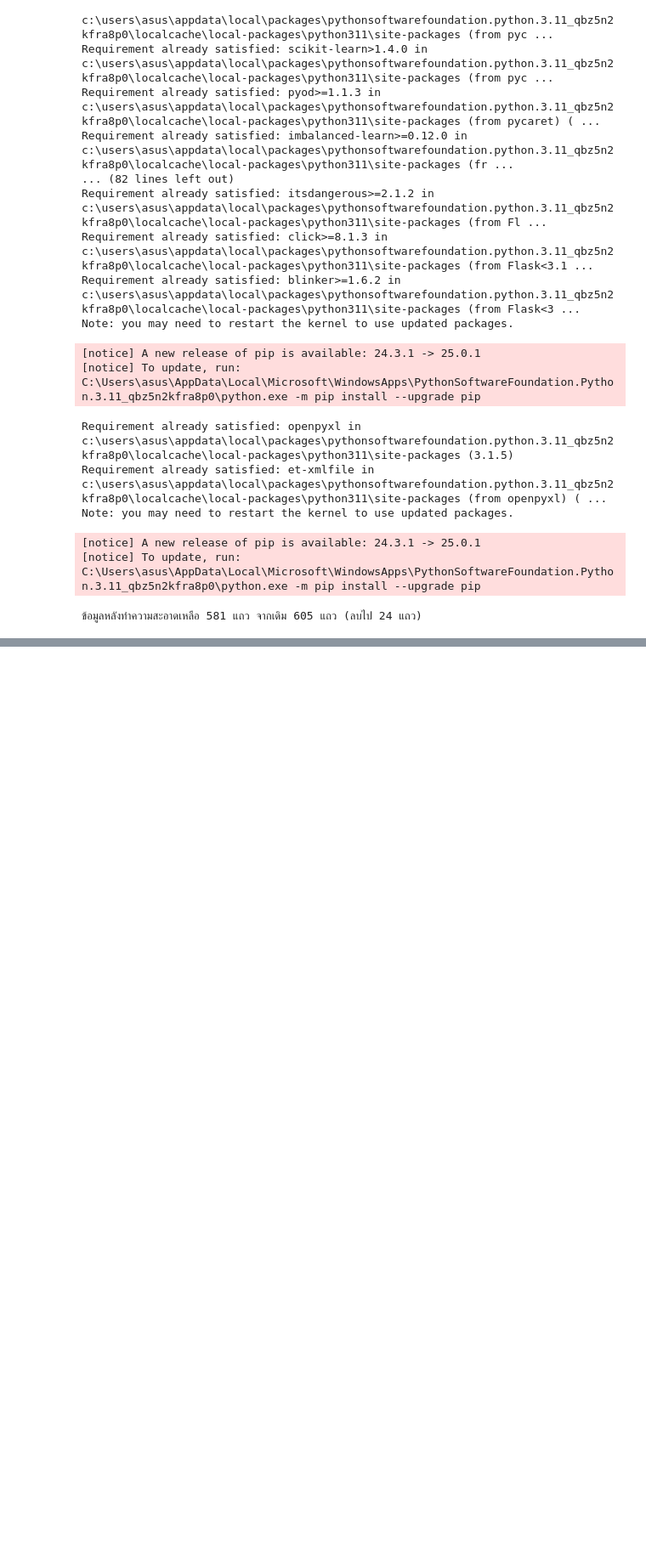
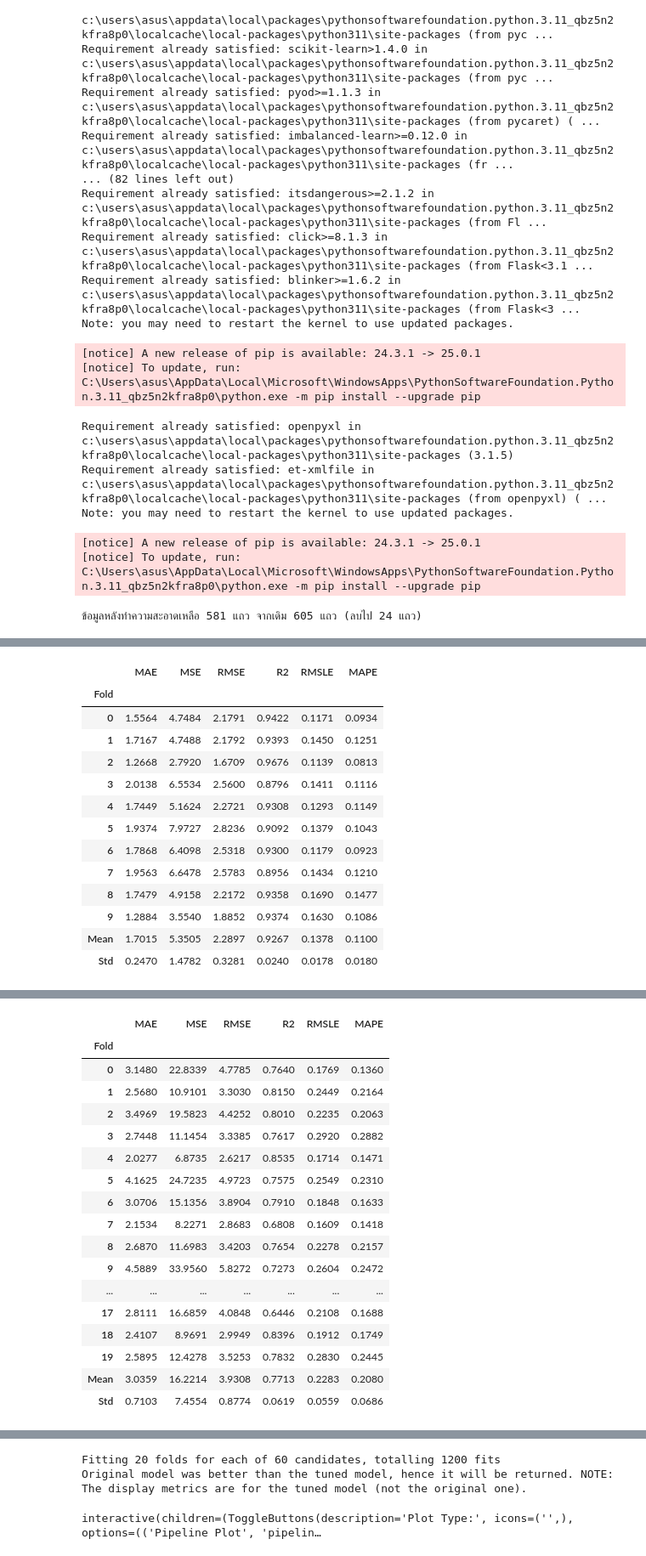
Before and after one commit to shironekoko/pm2_5prediction, a Jupyter notebook: pm2_5.ipynb, the cells around one changed output, grey strips where cells are left out. Shown at 85% size. Cells and saved outputs as stored; diff of their text form; code cells hidden in the pictures; blank space fills up the shorter version.

```diff
--- a/pm2_5.ipynb
+++ b/pm2_5.ipynb
@@ -208,0 +162,27 @@ interactive(children=(ToggleButtons(description='Plot Type:', icons=('',), optio
+# %%
+# สร้างโมเดล Gradient Boosting Regressor
+gbr_model = create_model('gbr')
+
+# ปรับค่าพารามิเตอร์ด้วย tuning - ปรับให้สมดุลระหว่าง R2 และ overfitting
+tuned_gbr = tune_model(
+    gbr_model,
+    optimize='R2',  # ใช้ค่า R-squared เป็นเกณฑ์
+    custom_grid = {
+        'learning_rate': [0.005, 0.01, 0.02],  # เพิ่ม learning rate เล็กน้อย
+        'n_estimators': [50, 75, 100],  # เพิ่มจำนวน trees
+        'subsample': [0.5, 0.6, 0.7],  # เพิ่มสัดส่วนข้อมูลที่ใช้
+        'max_depth': [3, 4, 5],  # เพิ่มความลึกของต้นไม้เล็กน้อย
+        'min_samples_split': [15, 20, 25],  # ปรับให้เหมาะสม
+        'min_samples_leaf': [10, 15, 20],  # ปรับให้เหมาะสม
+        'max_features': [0.6, 0.7, 0.8],  # เพิ่มจำนวนฟีเจอร์
+        'alpha': [0.8, 0.9, 0.95],  # ปรับ regularization
+        'min_impurity_decrease': [0.01, 0.02, 0.05]  # ลดค่าขั้นต่ำในการแบ่ง node
+    },
+    fold=15,  # ลดจำนวน folds ลงเพื่อความเร็ว
+    n_iter=60,  # ปรับจำนวนรอบให้เหมาะสม
+    early_stopping=True
+)
+
+# ประเมินผลโมเดล
+evaluate_model(tuned_gbr)
+# %% [output]
@@ -208,0 +190,14 @@ interactive(children=(ToggleButtons(description='Plot Type:', icons=('',), optio
+|  | MAE | MSE | RMSE | R2 | RMSLE | MAPE |
+| Fold |  |  |  |  |  |  |
+| 0 | 1.5564 | 4.7484 | 2.1791 | 0.9422 | 0.1171 | 0.0934 |
+| 1 | 1.7167 | 4.7488 | 2.1792 | 0.9393 | 0.1450 | 0.1251 |
+| 2 | 1.2668 | 2.7920 | 1.6709 | 0.9676 | 0.1139 | 0.0813 |
+| 3 | 2.0138 | 6.5534 | 2.5600 | 0.8796 | 0.1411 | 0.1116 |
+| 4 | 1.7449 | 5.1624 | 2.2721 | 0.9308 | 0.1293 | 0.1149 |
+| 5 | 1.9374 | 7.9727 | 2.8236 | 0.9092 | 0.1379 | 0.1043 |
+| 6 | 1.7868 | 6.4098 | 2.5318 | 0.9300 | 0.1179 | 0.0923 |
+| 7 | 1.9563 | 6.6478 | 2.5783 | 0.8956 | 0.1434 | 0.1210 |
+| 8 | 1.7479 | 4.9158 | 2.2172 | 0.9358 | 0.1690 | 0.1477 |
+| 9 | 1.2884 | 3.5540 | 1.8852 | 0.9374 | 0.1630 | 0.1086 |
+| Mean | 1.7015 | 5.3505 | 2.2897 | 0.9267 | 0.1378 | 0.1100 |
+| Std | 0.2470 | 1.4782 | 0.3281 | 0.0240 | 0.0178 | 0.0180 |
@@ -208,0 +206,18 @@ interactive(children=(ToggleButtons(description='Plot Type:', icons=('',), optio
+|  | MAE | MSE | RMSE | R2 | RMSLE | MAPE |
+| Fold |  |  |  |  |  |  |
+| 0 | 3.1480 | 22.8339 | 4.7785 | 0.7640 | 0.1769 | 0.1360 |
+| 1 | 2.5680 | 10.9101 | 3.3030 | 0.8150 | 0.2449 | 0.2164 |
+| 2 | 3.4969 | 19.5823 | 4.4252 | 0.8010 | 0.2235 | 0.2063 |
+| 3 | 2.7448 | 11.1454 | 3.3385 | 0.7617 | 0.2920 | 0.2882 |
+| 4 | 2.0277 | 6.8735 | 2.6217 | 0.8535 | 0.1714 | 0.1471 |
+| 5 | 4.1625 | 24.7235 | 4.9723 | 0.7575 | 0.2549 | 0.2310 |
+| 6 | 3.0706 | 15.1356 | 3.8904 | 0.7910 | 0.1848 | 0.1633 |
+| 7 | 2.1534 | 8.2271 | 2.8683 | 0.6808 | 0.1609 | 0.1418 |
+| 8 | 2.6870 | 11.6983 | 3.4203 | 0.7654 | 0.2278 | 0.2157 |
+| 9 | 4.5889 | 33.9560 | 5.8272 | 0.7273 | 0.2604 | 0.2472 |
+| ... | ... | ... | ... | ... | ... | ... |
+| 17 | 2.8111 | 16.6859 | 4.0848 | 0.6446 | 0.2108 | 0.1688 |
+| 18 | 2.4107 | 8.9691 | 2.9949 | 0.8396 | 0.1912 | 0.1749 |
+| 19 | 2.5895 | 12.4278 | 3.5253 | 0.7832 | 0.2830 | 0.2445 |
+| Mean | 3.0359 | 16.2214 | 3.9308 | 0.7713 | 0.2283 | 0.2080 |
+| Std | 0.7103 | 7.4554 | 0.8774 | 0.0619 | 0.0559 | 0.0686 |
@@ -209,2 +225,5 @@ interactive(children=(ToggleButtons(description='Plot Type:', icons=('',), optio
+Fitting 20 folds for each of 60 candidates, totalling 1200 fits
+Original model was better than the tuned model, hence it will be returned. NOTE: The display metrics are for the tuned model (not the original one).
+interactive(children=(ToggleButtons(description='Plot Type:', icons=('',), options=(('Pipeline Plot', 'pipelin…
 # %%
 # สร้างโมเดลสุดท้าย
```
Also changed, not shown: parts of 7 cells of this notebook, 2 other files.
